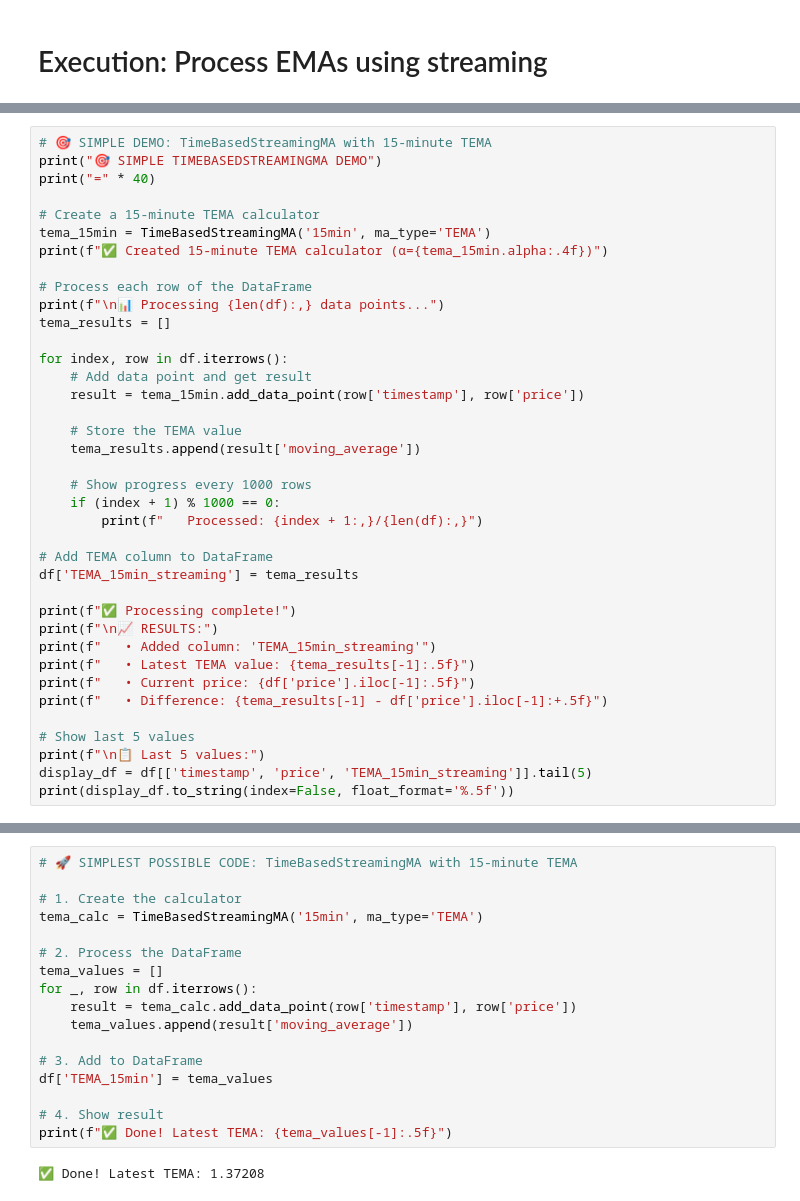
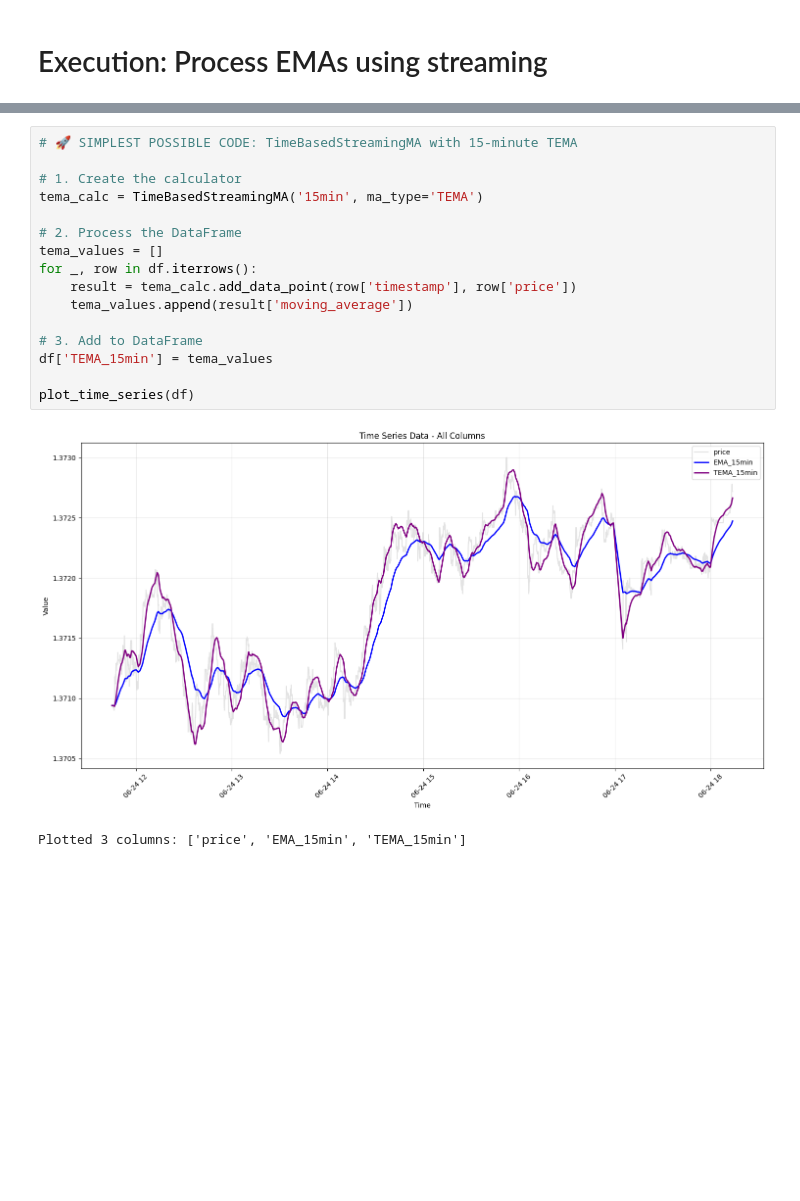
Before and after one commit to surgelove/trading_strategies_testbed, a Jupyter notebook: test1.ipynb, the cells around one changed output, grey strips where cells are left out. Cells and saved outputs as stored; diff of their text form; blank space fills up the shorter version.

Commit message:
Simplest wasy to add to streaming

```diff
--- a/test1.ipynb
+++ b/test1.ipynb
@@ -1164,38 +973,0 @@ df
-# %%
-# 🎯 SIMPLE DEMO: TimeBasedStreamingMA with 15-minute TEMA
-print("🎯 SIMPLE TIMEBASEDSTREAMINGMA DEMO")
-print("=" * 40)
-
-# Create a 15-minute TEMA calculator
-tema_15min = TimeBasedStreamingMA('15min', ma_type='TEMA')
-print(f"✅ Created 15-minute TEMA calculator (α={tema_15min.alpha:.4f})")
-
-# Process each row of the DataFrame
-print(f"\n📊 Processing {len(df):,} data points...")
-tema_results = []
-
-for index, row in df.iterrows():
-    # Add data point and get result
-    result = tema_15min.add_data_point(row['timestamp'], row['price'])
-
-    # Store the TEMA value
-    tema_results.append(result['moving_average'])
-
-    # Show progress every 1000 rows
-    if (index + 1) % 1000 == 0:
-        print(f"   Processed: {index + 1:,}/{len(df):,}")
-
-# Add TEMA column to DataFrame
-df['TEMA_15min_streaming'] = tema_results
-
-print(f"✅ Processing complete!")
-print(f"\n📈 RESULTS:")
-print(f"   • Added column: 'TEMA_15min_streaming'")
-print(f"   • Latest TEMA value: {tema_results[-1]:.5f}")
-print(f"   • Current price: {df['price'].iloc[-1]:.5f}")
-print(f"   • Difference: {tema_results[-1] - df['price'].iloc[-1]:+.5f}")
-
-# Show last 5 values
-print(f"\n📋 Last 5 values:")
-display_df = df[['timestamp', 'price', 'TEMA_15min_streaming']].tail(5)
-print(display_df.to_string(index=False, float_format='%.5f'))
@@ -1220,19 +974,19 @@ print(display_df.to_string(index=False, float_format='%.5f'))
 # %%
 # 🚀 SIMPLEST POSSIBLE CODE: TimeBasedStreamingMA with 15-minute TEMA
 
 # 1. Create the calculator
 tema_calc = TimeBasedStreamingMA('15min', ma_type='TEMA')
 
 # 2. Process the DataFrame
 tema_values = []
 for _, row in df.iterrows():
     result = tema_calc.add_data_point(row['timestamp'], row['price'])
     tema_values.append(result['moving_average'])
 
 # 3. Add to DataFrame
 df['TEMA_15min'] = tema_values
 
-# 4. Show result
-print(f"✅ Done! Latest TEMA: {tema_values[-1]:.5f}")
+plot_time_series(df)
 # %% [output]
+[figure, added]
-✅ Done! Latest TEMA: 1.37208
+Plotted 3 columns: ['price', 'EMA_15min', 'TEMA_15min']
```
Also changed, not shown: parts of 6 cells of this notebook.
